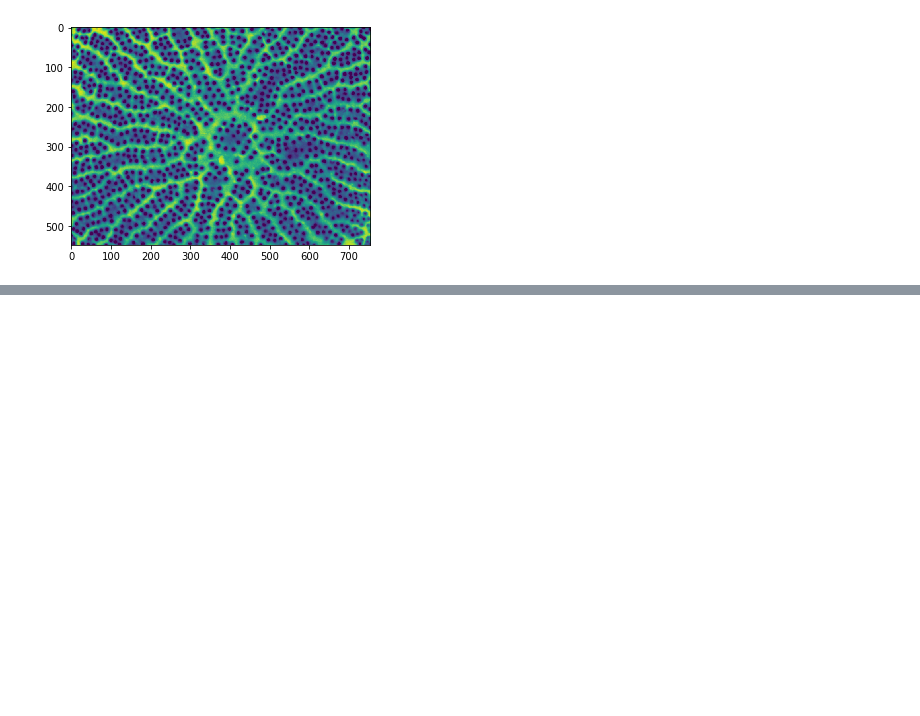
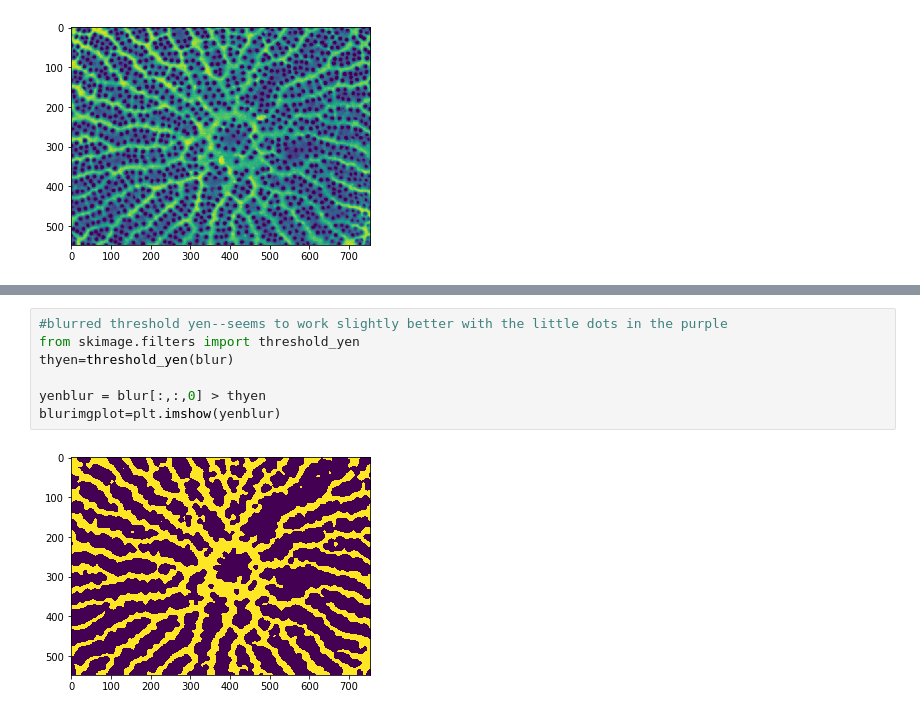
Before and after one commit to csteed/ORHS-MathThesis-2018, a Jupyter notebook: work/CNMS/testing again.ipynb, the cells around one changed output, grey strips where cells are left out. Drawn from its saved outputs; the diff is of its cells as text; blank space fills up the shorter version.

```diff
--- a/work/CNMS/testing again.ipynb
+++ b/work/CNMS/testing again.ipynb
@@ -71 +66,10 @@ print(th)
+# %%
+#blurred threshold yen--seems to work slightly better with the little dots in the purple
+from skimage.filters import threshold_yen
+thyen=threshold_yen(blur)
+
+yenblur = blur[:,:,0] > thyen
+blurimgplot=plt.imshow(yenblur)
+# %% [output]
+[figure, added]
 # %%
```
Also changed, not shown: parts of 16 cells of this notebook, 1 other file.
